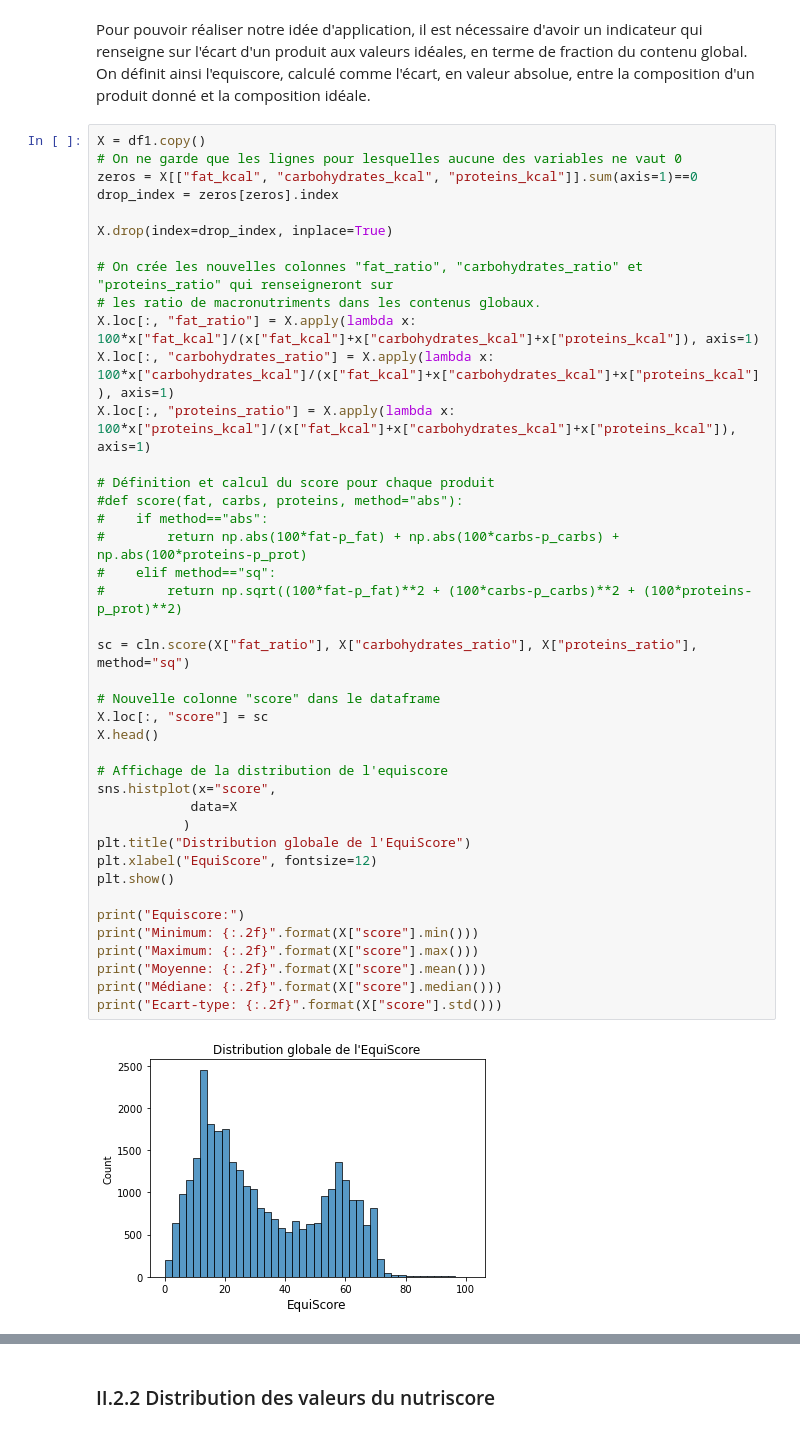
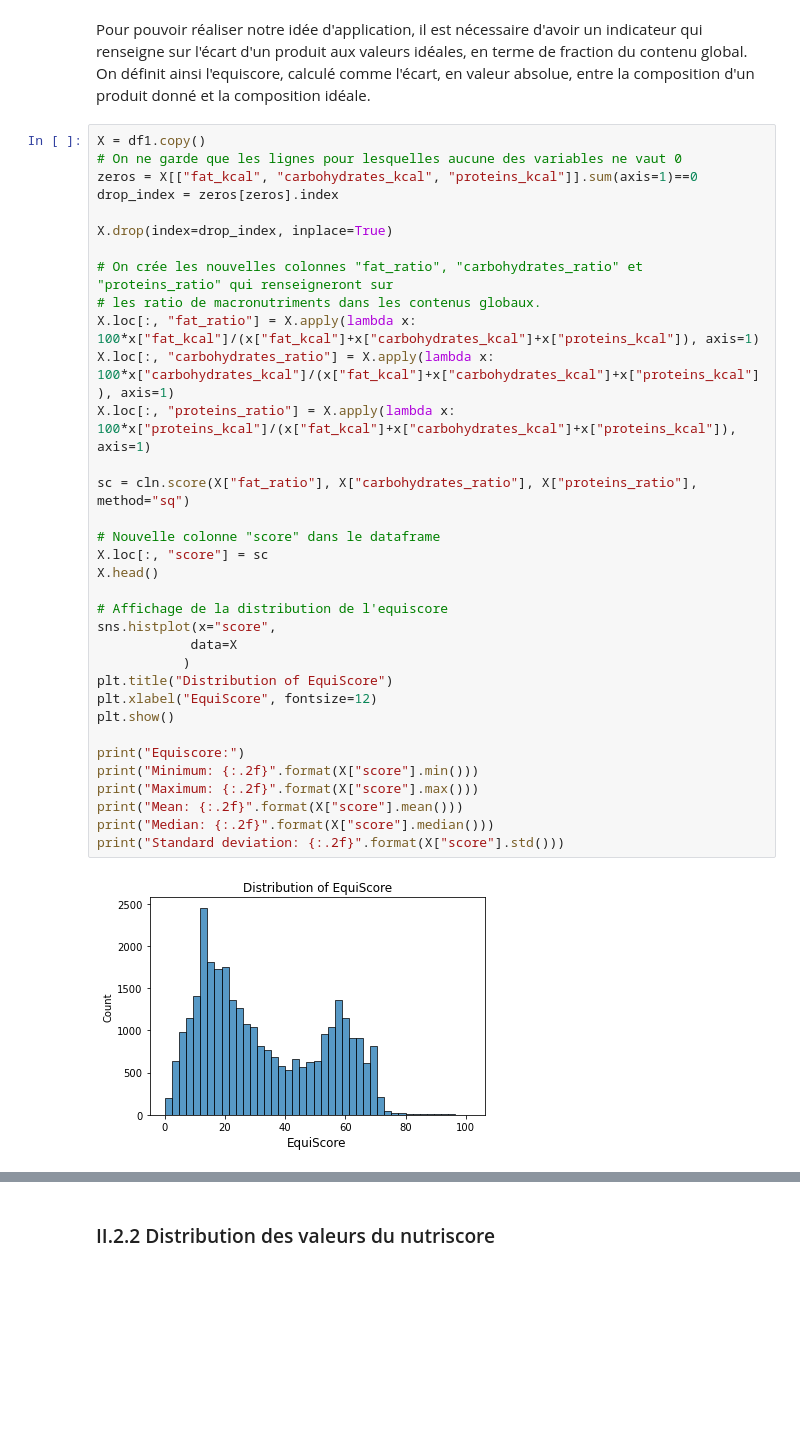
Before and after one commit to OlivierLegrand/P7, a Jupyter notebook: P3/PSanté_notebookpresentation.ipynb, the cells around one changed output, grey strips where cells are left out. Cells and saved outputs as stored; diff of their text form; blank space fills up the shorter version.

```diff
--- a/P3/PSanté_notebookpresentation.ipynb
+++ b/P3/PSanté_notebookpresentation.ipynb
@@ -888,45 +902,38 @@ Pour pouvoir réaliser notre idée d'application, il est nécessaire d'avoir un
 X = df1.copy()
 # On ne garde que les lignes pour lesquelles aucune des variables ne vaut 0
 zeros = X[["fat_kcal", "carbohydrates_kcal", "proteins_kcal"]].sum(axis=1)==0
 drop_index = zeros[zeros].index
 
 X.drop(index=drop_index, inplace=True)
 
 # On crée les nouvelles colonnes "fat_ratio", "carbohydrates_ratio" et "proteins_ratio" qui renseigneront sur
 # les ratio de macronutriments dans les contenus globaux.
 X.loc[:, "fat_ratio"] = X.apply(lambda x: 100*x["fat_kcal"]/(x["fat_kcal"]+x["carbohydrates_kcal"]+x["proteins_kcal"]), axis=1)
 X.loc[:, "carbohydrates_ratio"] = X.apply(lambda x: 100*x["carbohydrates_kcal"]/(x["fat_kcal"]+x["carbohydrates_kcal"]+x["proteins_kcal"]), axis=1)
 X.loc[:, "proteins_ratio"] = X.apply(lambda x: 100*x["proteins_kcal"]/(x["fat_kcal"]+x["carbohydrates_kcal"]+x["proteins_kcal"]), axis=1)
 
-# Définition et calcul du score pour chaque produit
-#def score(fat, carbs, proteins, method="abs"):
-#    if method=="abs":
-#        return np.abs(100*fat-p_fat) + np.abs(100*carbs-p_carbs) + np.abs(100*proteins-p_prot)
-#    elif method=="sq":
-#        return np.sqrt((100*fat-p_fat)**2 + (100*carbs-p_carbs)**2 + (100*proteins-p_prot)**2)
-
 sc = cln.score(X["fat_ratio"], X["carbohydrates_ratio"], X["proteins_ratio"], method="sq")
 
 # Nouvelle colonne "score" dans le dataframe
 X.loc[:, "score"] = sc
 X.head()
 
 # Affichage de la distribution de l'equiscore
 sns.histplot(x="score",
             data=X
            )
-plt.title("Distribution globale de l'EquiScore")
+plt.title("Distribution of EquiScore")
 plt.xlabel("EquiScore", fontsize=12)
 plt.show()
 
 print("Equiscore:")
 print("Minimum: {:.2f}".format(X["score"].min()))
 print("Maximum: {:.2f}".format(X["score"].max()))
-print("Moyenne: {:.2f}".format(X["score"].mean()))
-print("Médiane: {:.2f}".format(X["score"].median()))
-print("Ecart-type: {:.2f}".format(X["score"].std()))
+print("Mean: {:.2f}".format(X["score"].mean()))
+print("Median: {:.2f}".format(X["score"].median()))
+print("Standard deviation: {:.2f}".format(X["score"].std()))
 # %% [output]
-[figure, old version]
+[figure, new version]
 Equiscore:
 Minimum: 0.07
 Maximum: 101.18
```
Also changed, not shown: parts of 63 cells of this notebook.
